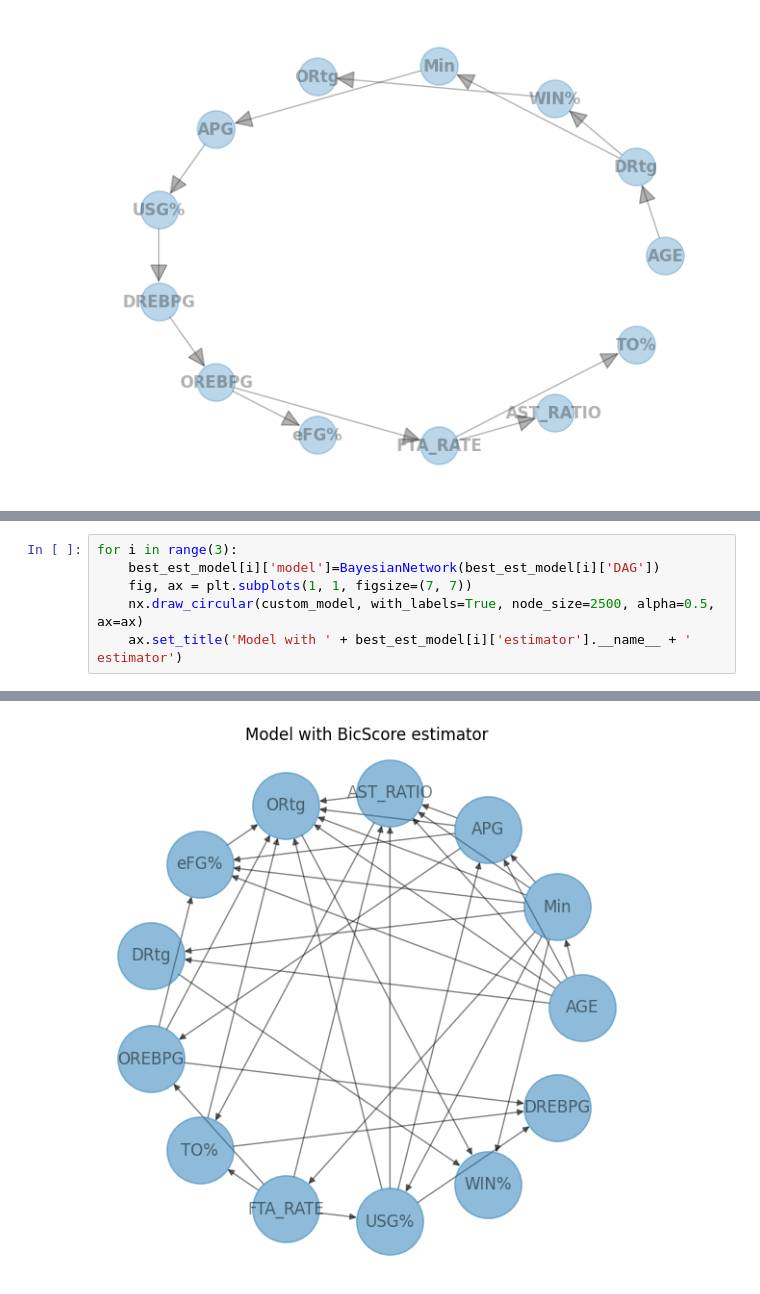
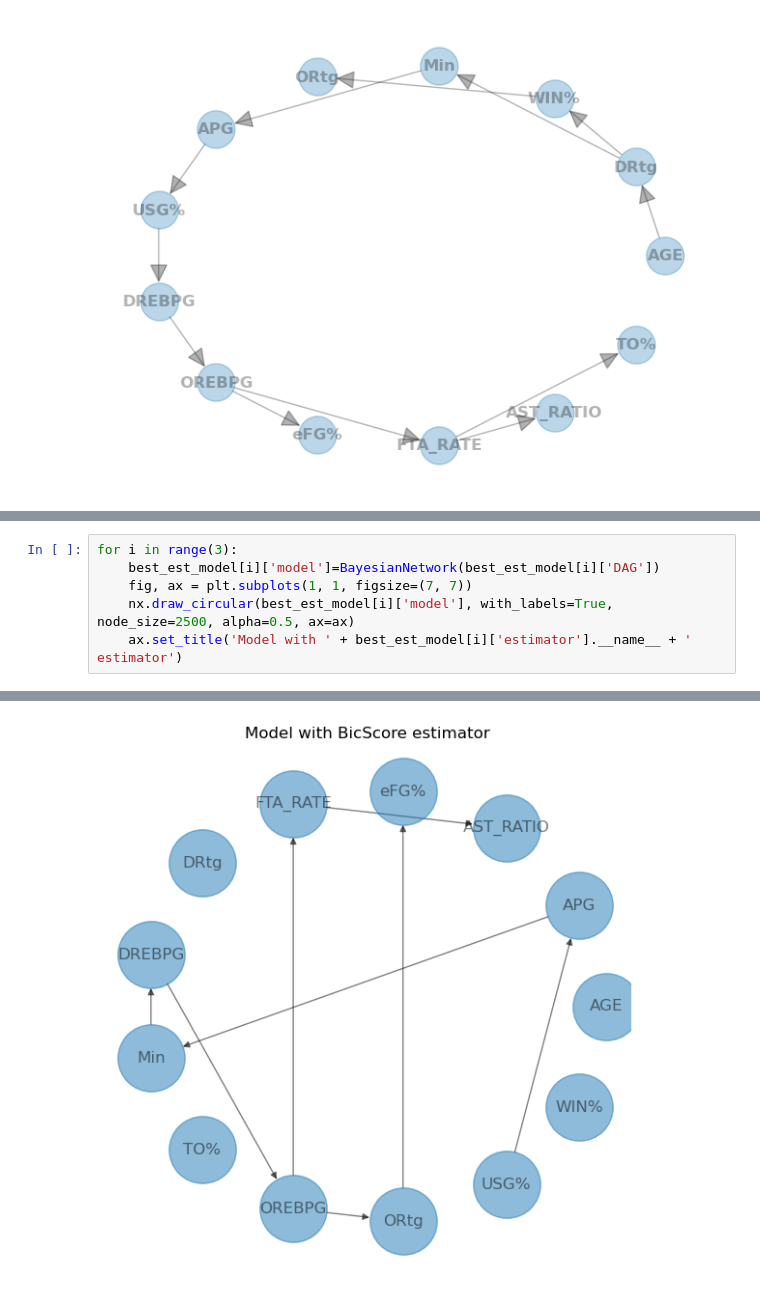
Before and after one commit to CacioCavalloIsNotReal/FAIKR_project_NBA, a Jupyter notebook: project.ipynb, the cells around one changed output, grey strips where cells are left out. Cells and saved outputs as stored; diff of their text form.

```diff
--- a/project.ipynb
+++ b/project.ipynb
@@ -467,6 +468,6 @@ estimating using the  BicScore estimator
 for i in range(3):
     best_est_model[i]['model']=BayesianNetwork(best_est_model[i]['DAG'])
     fig, ax = plt.subplots(1, 1, figsize=(7, 7))
-    nx.draw_circular(custom_model, with_labels=True, node_size=2500, alpha=0.5, ax=ax)
+    nx.draw_circular(best_est_model[i]['model'], with_labels=True, node_size=2500, alpha=0.5, ax=ax)
     ax.set_title('Model with ' + best_est_model[i]['estimator'].__name__ + ' estimator')
 # %% [output]
@@ -475 +476 @@ for i in range(3):
-[figure, old version]
+[figure, new version]
```
Also changed, not shown: parts of 17 cells of this notebook, 6 other files.
